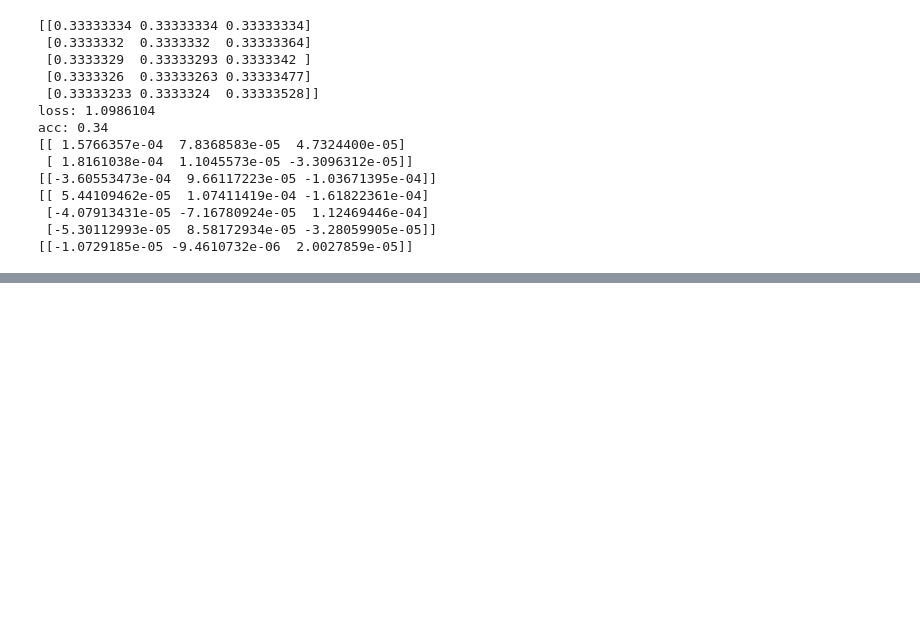
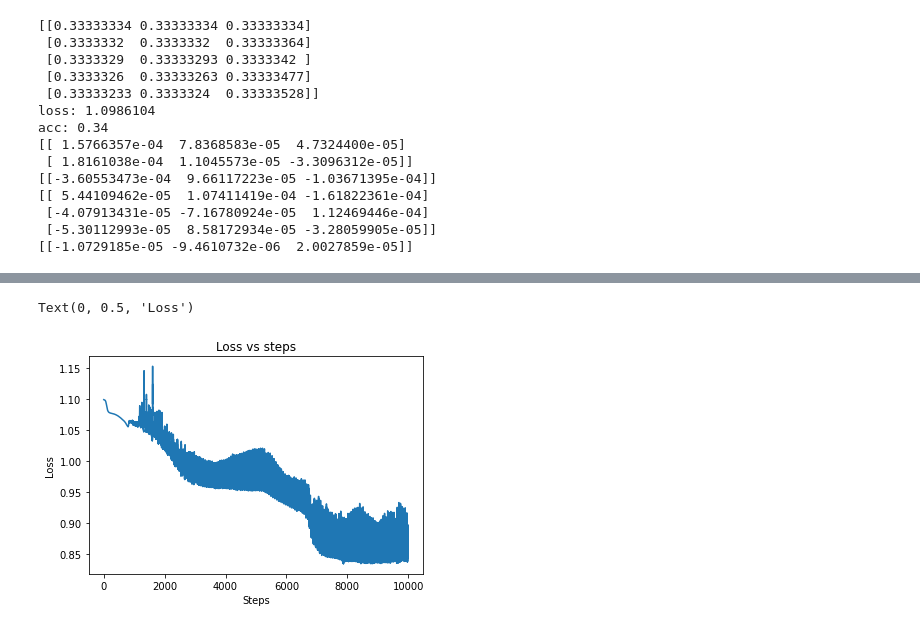
Before and after one commit to avs20/DeepLearningHindi, a Jupyter notebook: Neural_Networks_1_.ipynb, the cells around one changed output, grey strips where cells are left out. Cells and saved outputs as stored; diff of their text form; code cells hidden in the pictures; blank space fills up the shorter version.

```diff
--- a/Neural_Networks_1_.ipynb
+++ b/Neural_Networks_1_.ipynb
@@ -1071,0 +1076,9 @@ acc: 0.34
+# %%
+class Optimizer_SGD:
+
+  def __init__(self, learning_rate = 1.0):
+    self.learning_rate = learning_rate
+
+  def update_params(self, layer):
+    layer.weights += -self.learning_rate * layer.dweights
+    layer.biases += -self.learning_rate * layer.dbiases
@@ -1071,0 +1158,11 @@ acc: 0.34
+# %%
+import matplotlib.pyplot as plt
+%matplotlib inline
+
+plt.plot(range(len(losses)), losses)
+plt.title('Loss vs steps')
+plt.xlabel('Steps')
+plt.ylabel('Loss')
+# %% [output]
+Text(0, 0.5, 'Loss')
+[figure, added]
```
Also changed, not shown: parts of 15 cells of this notebook.
